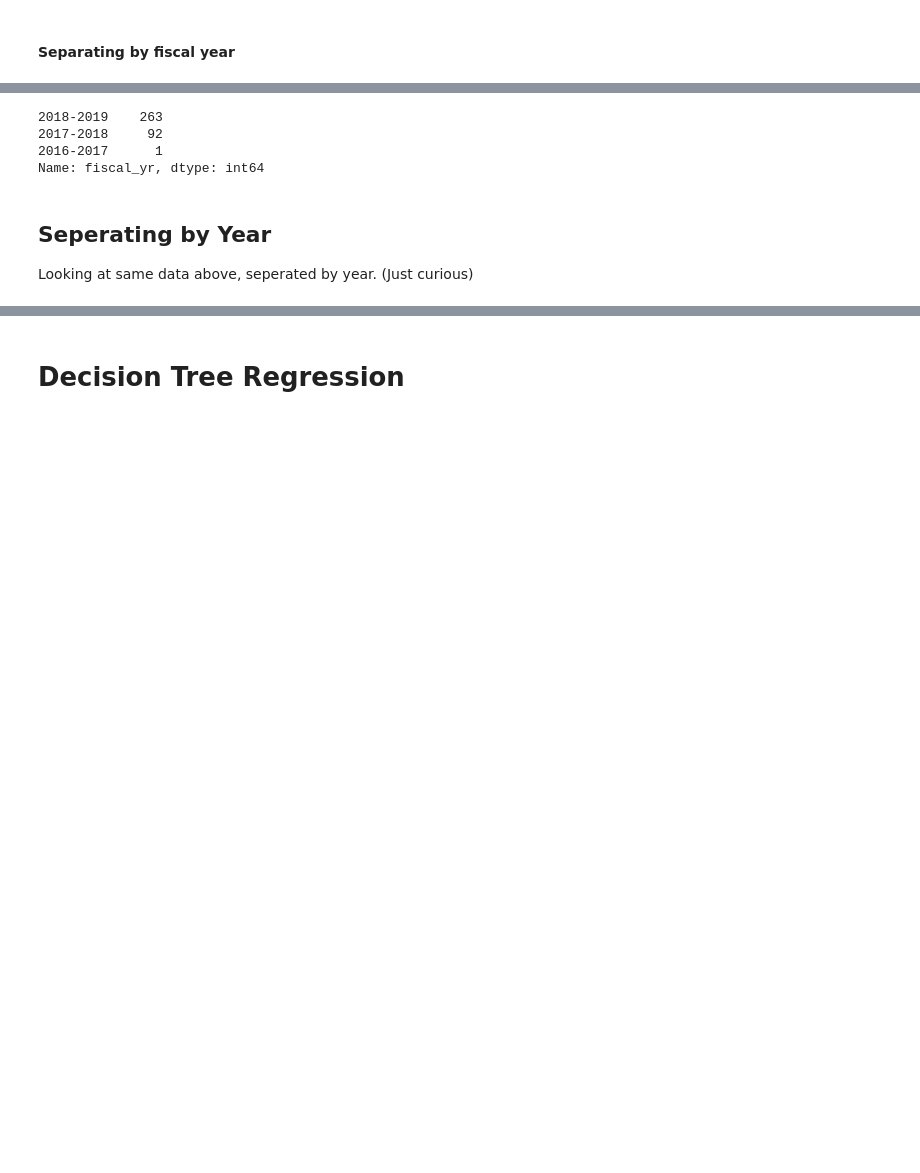
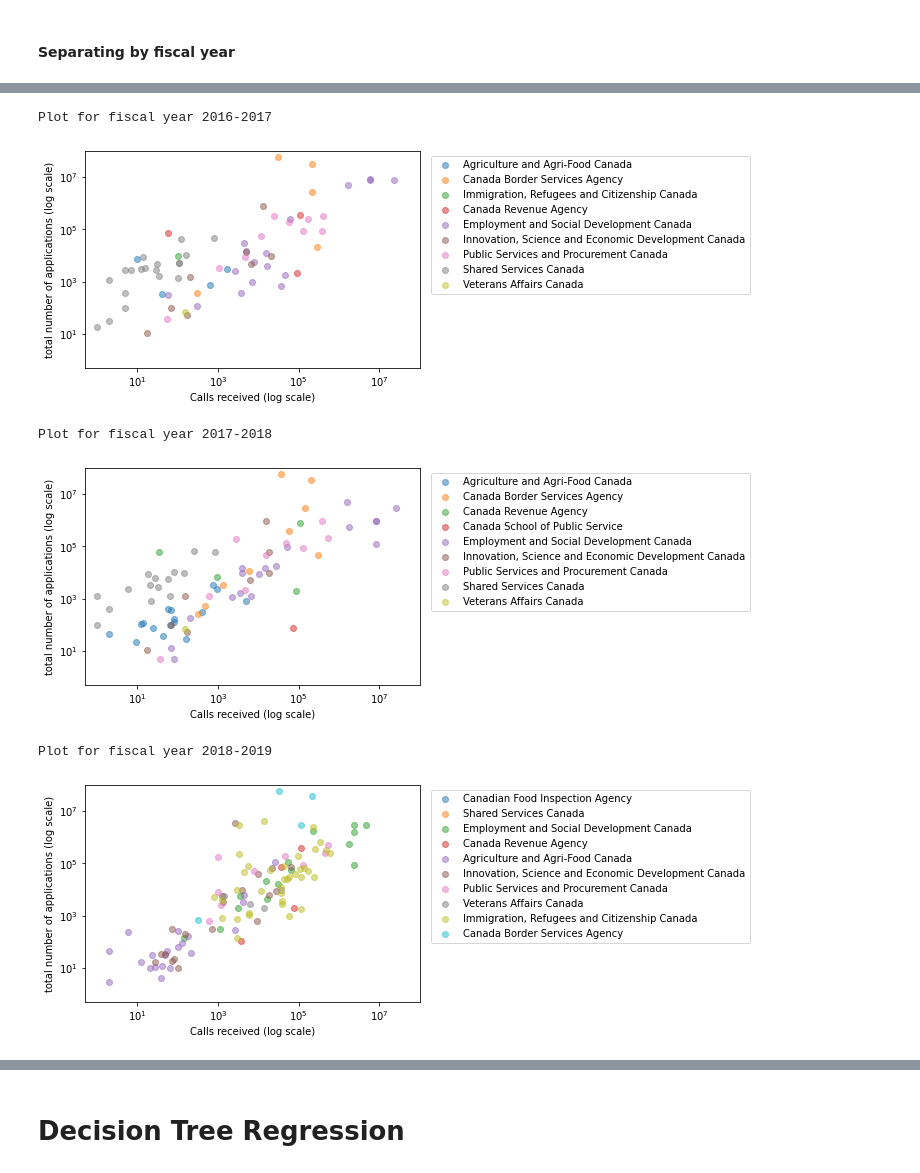
Before and after one commit to d-ta/GC-Service-Inventory-EDA, a Jupyter notebook: GC Service Inventory_DJ.ipynb, the cells around one changed output, grey strips where cells are left out. Saved outputs shown, nothing was run; the diff lists cells and outputs as text; code cells hidden in the pictures; blank space fills up the shorter version.

```diff
--- a/GC Service Inventory_DJ.ipynb
+++ b/GC Service Inventory_DJ.ipynb
@@ -273,3 +358,37 @@ Plot for fiscal year 2018-2019
+# %%
+for year in df_calls.fiscal_yr.unique():
+    print('Plot for fiscal year', year)
+    df_calls_cur = df_calls[df_calls.fiscal_yr == year]
+
+    #Data is currently available for the following department
+    departments_calls_cur = df_calls_cur.department_name_en.unique()
+
+    #Plot
+    for dept in departments_calls_cur:
+        temp_df = df_calls_cur[df_calls_cur.department_name_en == dept]
+        plt.scatter(x = temp_df.calls_received, y = temp_df.total_applications, label=dept, alpha = 0.5)
+
+    #Log scale for visibility
+    plt.xscale('log')
+    plt.yscale('log')
+
+    #Axis range for consistency
+    ax = plt.gca()
+    ax.set_xlim([0.5, 10e7])
+    ax.set_ylim([0.5, 10e7])
+
+    #Axis names
+    plt.xlabel('Calls received (log scale)')
+    plt.ylabel('total number of applications (log scale)')
+    plt.legend(bbox_to_anchor=(2, 1))
+    plt.show()
+# %% [output]
+Plot for fiscal year 2016-2017
+[figure, added]
+Plot for fiscal year 2017-2018
+[figure, added]
+Plot for fiscal year 2018-2019
+[figure, added]
 # %%
 #df_web_gr = df_web.groupby('department_name_en').agg('sum')
 #df_web_gr
@@ -280,14 +399,3 @@ Plot for fiscal year 2018-2019
 
 #df_web_gr.plot(kind='scatter',x='web_visits_info_service',y='online_applications')
 #plt.show()
-# %%
-df_online.fiscal_yr.value_counts()
-# %% [output]
-2018-2019    263
-2017-2018     92
-2016-2017      1
-Name: fiscal_yr, dtype: int64
-# %% [markdown]
-## Seperating by Year
-
-Looking at same data above, seperated by year. (Just curious)
```
Also changed, not shown: parts of 41 cells of this notebook.
